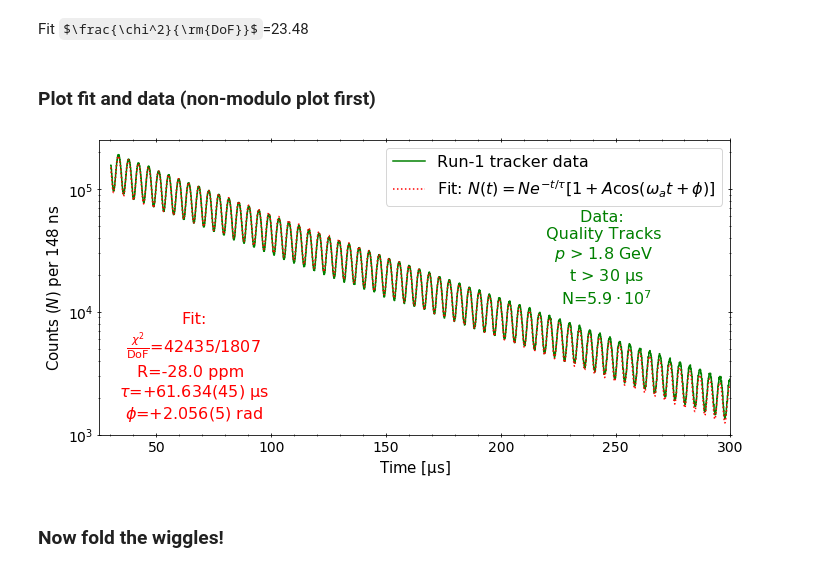
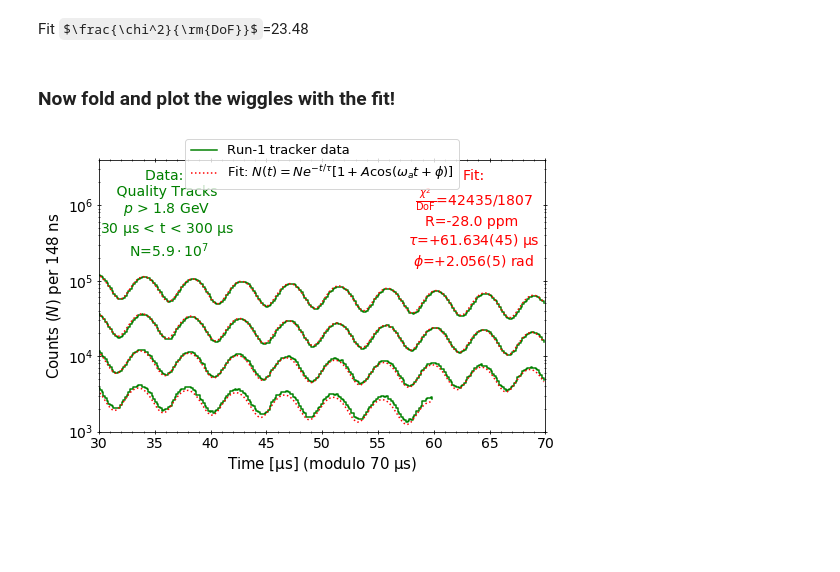
Before and after one commit to glukicov/EDMTracking, a Jupyter notebook: Wiggle.ipynb, the cells around one changed output. Cells and saved outputs as stored; diff of their text form; code cells hidden in the pictures; some formulas as TeX source; blank space fills up the shorter version.

Commit message:
Modulo fits

```diff
--- a/Wiggle.ipynb
+++ b/Wiggle.ipynb
@@ -20,9 +20,9 @@ Wall time: 5.01 µs
 # %% [markdown]
 ### Set some constants and filter data on times
 # %%
-t_min=30 # us
+t_min=30 # us starting time of fit
+t_mod = 70 # us; fold plot every N us
 t_max=300 # us
-t_mod=100 # us; fold plot every 100 us
 
 N=int(np.sum(counts))
 print(N, "enties in", len(counts), "bins")
@@ -101,49 +101,58 @@ Latex( r"Fit $\frac{\chi^2}{\rm{DoF}}$="+str(round(chi2_ndf,2)) )
 Pars_ : 237254.25088191478 61.63430773654992 0.3452862810924909 -28.467151315784612 2.055910147637142
 Pars_e: 292.215544326446 0.04542477296862671 0.000845923352485028 33.337830023018704 0.004925270138631476
 Fit $\frac{\chi^2}{\rm{DoF}}$=23.48
-# %% [markdown]
-###  Plot fit and data (non-modulo plot first)
+# %% [markdown]
+### Now fold and plot the wiggles with the fit!
 # %%
 import matplotlib.pyplot as plt
 font_size=15
 
-fig, ax = plt.subplots(figsize=(10, 5))
+fig, ax = plt.subplots(figsize=(8, 5))
 
-#plot data as step-hist. and the fit function
-ax.step(x=x, y=y, where="post", color="g", label="Run-1 tracker data")
-ax.plot(x, blinded_wiggle_function( x, *par) , color="red", label=r'Fit: $N(t)=Ne^{-t/\tau}[1+A\cos(\omega_at+\phi)]$', linestyle=":")
+#split into folds/section for modulo plot
+left=t_min
+i_section = 0
+
+#loop over folds and plot each section
+while left < t_max:
+    right=left + t_mod
+    mod_filter = (x >= left) & (x<= right) # boolean mask
+    #plot data as step-hist. and the fit function
+    #plot for that section and label only the 1st
+    ax.step(x=x[mod_filter]-left, y=y[mod_filter], where="post", color="g", label="Run-1 tracker data" if i_section==0 else '')
+    ax.plot(x[mod_filter]-left, blinded_wiggle_function( x[mod_filter], *par ) , color="red", label=r'Fit: $N(t)=Ne^{-t/\tau}[1+A\cos(\omega_at+\phi)]$' if i_section==0 else '', linestyle=":")
+    left=right # get the next fold
+    i_section += 1
 
 #log the y and set axis scales
 plt.yscale("log")
-ax.set_ylim(1e3, 2.5e5)
-ax.set_xlim(25, t_max)
+ax.set_ylim(1e3, 4.0e6)
+ax.set_xlim(t_min, t_mod)
 
 #Put legend and pars values
 N_str=cu.sci_notation(N)
-cu.textL(ax, 0.8, 0.6, "Data: \n Quality Tracks \n"+ r"$p$"+" > 1.8 GeV \n t > 30"+r" $\rm{\mu}$s"+"\n N="+N_str, font_size=font_size+1,  weight="normal")
+cu.textL(ax, 0.152, 0.8, "Data: \n Quality Tracks \n"+ r"$p$"+" > 1.8 GeV \n"+str(t_min)+r" $\rm{\mu}$s < t < "+str(t_max)+r" $\rm{\mu}$s"+"\n N="+N_str, font_size=font_size-1,  weight="normal")
 # deal with fitted parameters (to display nicely)
 parNames=[r"$\tau$", r"$\phi$"]
 units=[r"$\rm{\mu}$s", "rad"]
 prec=3 # set custom precision
 legned_par=r"$\frac{\chi^2}{\rm{DoF}}$="+str(int(chi2))+"/"+str(int(ndf))+"\nR="+str(round(par[3]))+" ppm \n"
 legned_par=cu.legend_par(legned_par,  parNames, (par[1], par[4]), (par_e[1], par_e[4]), units, prec=prec)
-cu.textL(ax, 0.15, 0.2, "Fit:\n"+legned_par, font_size=font_size+1, color="red", weight="normal")
+cu.textL(ax, 0.84, 0.75, "Fit:\n"+legned_par, font_size=font_size-1, color="red", weight="normal")
 
 
 #axis labels and ticks
 plt.ylabel(r"Counts ($N$) per "+str(int(binW*1e3))+" ns", fontsize=font_size)
-plt.xlabel(r"Time [$\mathrm{\mu}$s]", fontsize=font_size)
+plt.xlabel(r"Time [$\mathrm{\mu}$s] (modulo "+str(t_mod)+r" $\mathrm{\mu}$s)", fontsize=font_size)
 ax.tick_params(axis='x', which='both', bottom=True, top=True, direction='inout')
 ax.tick_params(axis='y', which='both', left=True, right=True, direction='inout')
 ax.minorticks_on()
 plt.xticks(fontsize=font_size-1)
 plt.yticks(fontsize=font_size-1)
 
 #save  fig
-plt.tight_layout()
-plt.legend(fontsize=font_size+1)
+# plt.tight_layout()
+plt.legend(fontsize=font_size-2, loc='upper center', bbox_to_anchor=(0.5, 1.1) )
 plt.savefig("fig/wiggle.png", dpi=300)
 # %% [output]
-[figure, old version]
+[figure, new version]
-# %% [markdown]
-### Now fold the wiggles!
```
Also changed, not shown: parts of 3 cells of this notebook.
